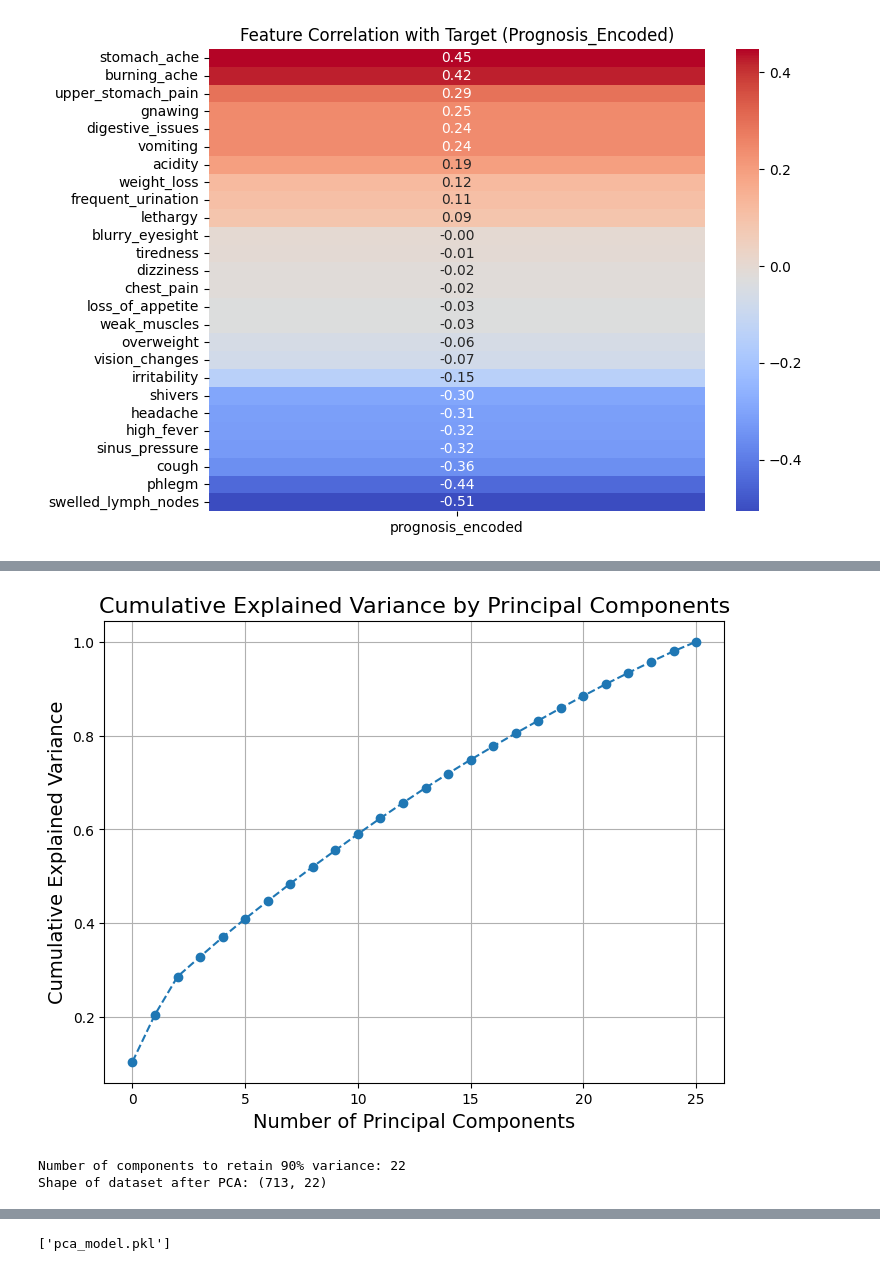
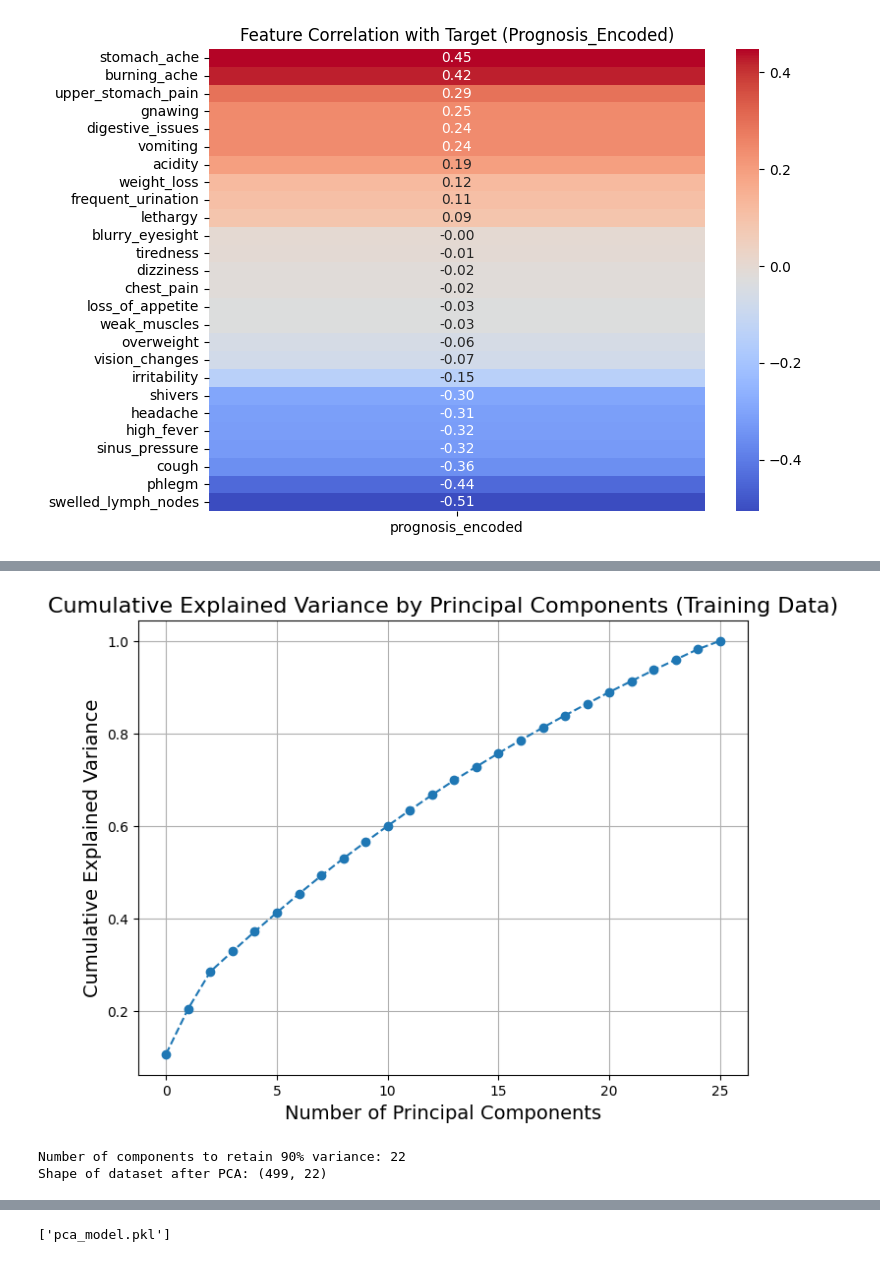
Before and after one commit to Sachinthana-Pathiranage/Sri-Ayu-Ayurvedic-Care, a Jupyter notebook: Notebooks/Pamoda_Notebooks/FESymptoms.ipynb, the cells around one changed output, grey strips where cells are left out. Saved outputs shown, nothing was run; the diff lists cells and outputs as text; code cells hidden in the pictures.

Commit message:
Modified the model evaluation part

```diff
--- a/Notebooks/Pamoda_Notebooks/FESymptoms.ipynb
+++ b/Notebooks/Pamoda_Notebooks/FESymptoms.ipynb
@@ -388,0 +286,15 @@ Random Forest - Training Accuracy: 1.0000, Validation Accuracy: 0.8972
+# %%
+from sklearn.model_selection import train_test_split
+
+# Split raw data (before PCA!)
+X_train, X_temp, y_train, y_temp = train_test_split(
+    X, y_encoded, test_size=0.3, random_state=42, stratify=y
+)
+X_val, X_test, y_val, y_test = train_test_split(
+    X_temp, y_temp, test_size=0.5, random_state=42, stratify=y_temp
+)
+
+# Verify the shapes of the splits
+print(f"Training set: {X_train.shape}, {y_train.shape}")
+print(f"Validation set: {X_val.shape}, {y_val.shape}")
+print(f"Testing set: {X_test.shape}, {y_test.shape}")
@@ -391,45 +390,41 @@ from sklearn.decomposition import PCA
 from sklearn.preprocessing import StandardScaler
 import matplotlib.pyplot as plt
 
-# Separate features and target
-X = data_with_target.drop('prognosis_encoded', axis=1)  # Features
-y = data_with_target['prognosis_encoded']              # Target
-
 # Standardize the data
 scaler = StandardScaler()
-X_scaled = scaler.fit_transform(X)
+X_train_scaled = scaler.fit_transform(X_train)
 
 # Apply PCA
 pca = PCA()
-X_pca = pca.fit_transform(X_scaled)
+X_train_pca = pca.fit_transform(X_train_scaled)
 
 # Explained variance ratio
 explained_variance_ratio = pca.explained_variance_ratio_
 cumulative_variance_ratio = explained_variance_ratio.cumsum()
 
 # Plot the cumulative explained variance
 plt.figure(figsize=(8, 6))
 plt.plot(cumulative_variance_ratio, marker='o', linestyle='--')
 plt.xlabel('Number of Principal Components', fontsize=14)
 plt.ylabel('Cumulative Explained Variance', fontsize=14)
-plt.title('Cumulative Explained Variance by Principal Components', fontsize=16)
+plt.title('Cumulative Explained Variance by Principal Components (Training Data)', fontsize=16)
 plt.grid()
 plt.show()
 
 # Choose number of components to retain 90% variance
 n_components = next(i for i, cum_var in enumerate(cumulative_variance_ratio) if cum_var >= 0.90) + 1
 print(f'Number of components to retain 90% variance: {n_components}')
 
 # Reapply PCA with optimal number of components
 pca_optimal = PCA(n_components=n_components)
-X_pca_optimal = pca_optimal.fit_transform(X_scaled)
+X_pca_optimal = pca_optimal.fit_transform(X_train_scaled)
 
 # Output the shape of the transformed dataset
 print(f'Shape of dataset after PCA: {X_pca_optimal.shape}')
 # %% [output]
-[figure, old version]
+[figure, new version]
 Number of components to retain 90% variance: 22
-Shape of dataset after PCA: (713, 22)
+Shape of dataset after PCA: (499, 22)
 # %%
 plt.figure(figsize=(8, 6))
 plt.scatter(X_pca_optimal[:, 0], X_pca_optimal[:, 1], cmap='viridis', edgecolor='k', s=50)
```
Also changed, not shown: parts of 17 cells of this notebook.
